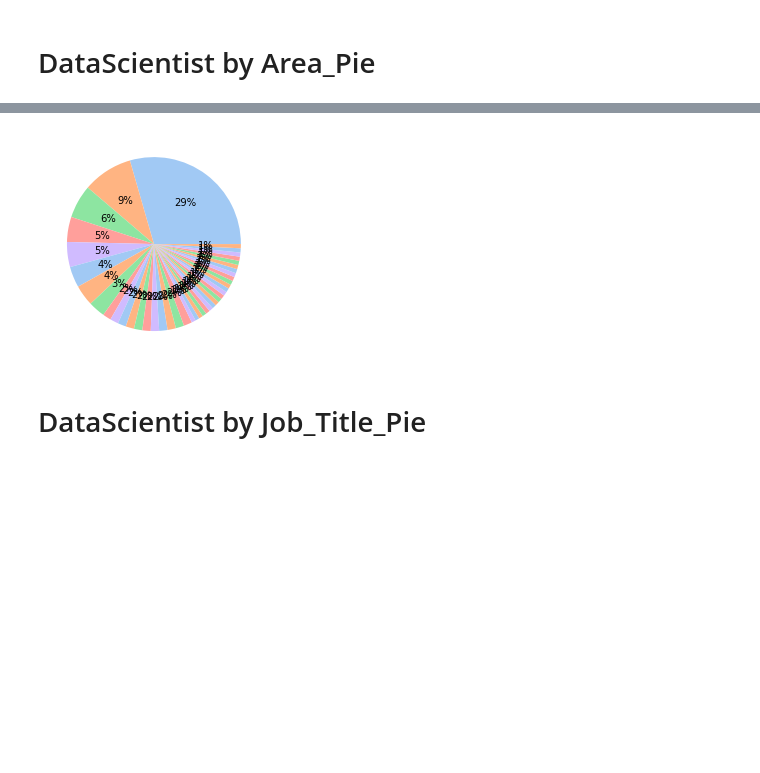
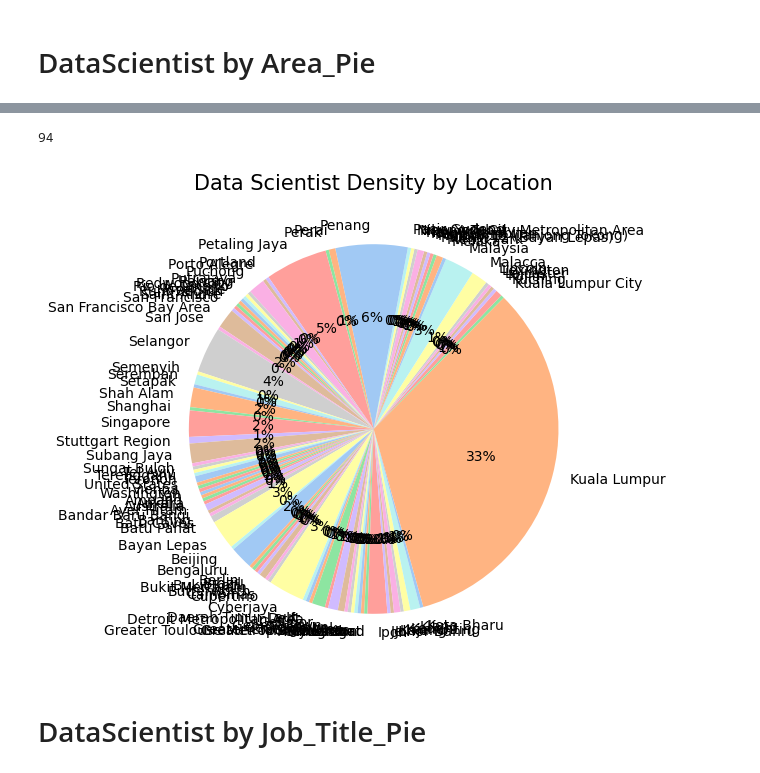
Before and after one commit to yong2khoo-lm/Mini-Project-1, a Jupyter notebook: Dev/Data_Preprocess_Analytics.ipynb, the cells around one changed output, grey strips where cells are left out. Cells and saved outputs as stored; diff of their text form; code cells hidden in the pictures; blank space fills up the shorter version.

Commit message:
Add_Pie_LocationLabel

```diff
--- a/Dev/Data_Preprocess_Analytics.ipynb
+++ b/Dev/Data_Preprocess_Analytics.ipynb
@@ -113,0 +96,5 @@ Name: current_location, dtype: int64
+# %%
+#clean 'current_location', take only city
+df[['city','state','country']] = df.current_location.str.split(',',expand=True)
+loc_split_df = df[['city','state','country']]
+loc_split_df
@@ -113,0 +115,5 @@ Name: current_location, dtype: int64
+# %%
+#standardize kuala lumpur
+loc_split_df['city'] = loc_split_df['city'].replace(['Federal Territory of Kuala Lumpur'],'Kuala Lumpur')
+loc_split_df['city'] = loc_split_df['city'].replace(['Greater Kuala Lumpur'],'Kuala Lumpur')
+loc_split_df
@@ -113,0 +144,5 @@ Name: current_location, dtype: int64
+# %%
+ds_count_city_df = loc_split_df.groupby(['city']).agg(ds_count_city=('city','count')).reset_index()
+
+#loc_count = loc_split_df['city'].value_counts()
+ds_count_city_df.head()
@@ -114,21 +156,27 @@ Name: current_location, dtype: int64
+# %%
+print(len(ds_count_city_df))
+# %% [output]
+94
 # %%
-#how to insert label?
-#how to sort by lagest to lowest?
-#how to increase the pie chart size?
-#Data cleaning on location required?
+#how to sort by largest to lowest?
+#Data cleaning on location required? --> now only treat for Kuala Lumpur
+#Show only top50?
 
 #define data
-DSCount = (df['current_location']).value_counts()
-#labels = ['current_location']
+#plt.figure(figsize=(6,6))
+dscount = ds_count_city_df['ds_count_city']
+labels = ds_count_city_df['city']
 
 #define Seaborn color palette to use
-colors = sns.color_palette('pastel')[0:5]
+colors = sns.color_palette('pastel')[0:10]
 
 #create pie chart
-#plt.pie(DSCount, labels = labels, colors = colors, autopct='%.0f%%')
-plt.pie(DSCount, colors = colors, autopct='%.0f%%')
+fig, ax = plt.subplots(figsize=(6, 6))
+ax.set_title('Data Scientist Density by Location', fontsize=15)
+
+plt.pie(dscount, labels = labels, colors = colors, autopct='%.0f%%', startangle=200)
 plt.show()
 # %% [output]
-[figure, old version]
+[figure, new version]
 # %% [markdown]
 # DataScientist by Job_Title_Pie
```
Also changed, not shown: parts of 19 cells of this notebook.
